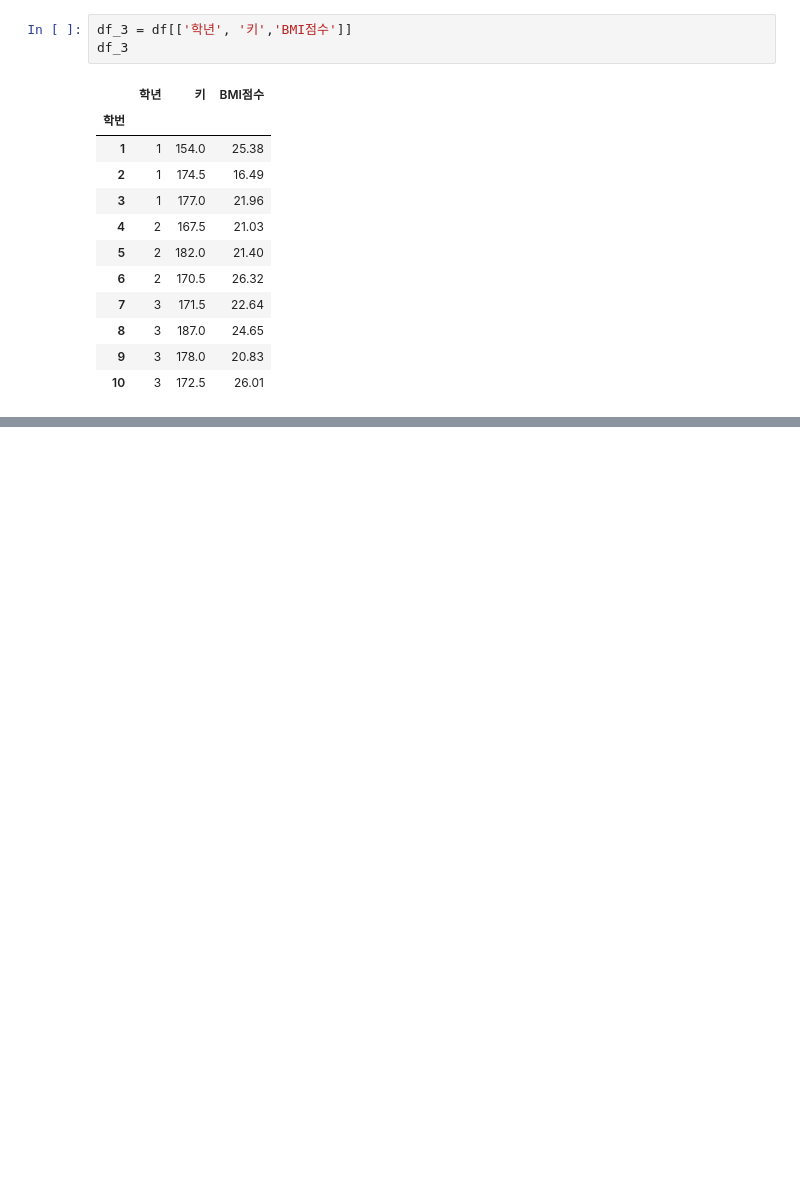
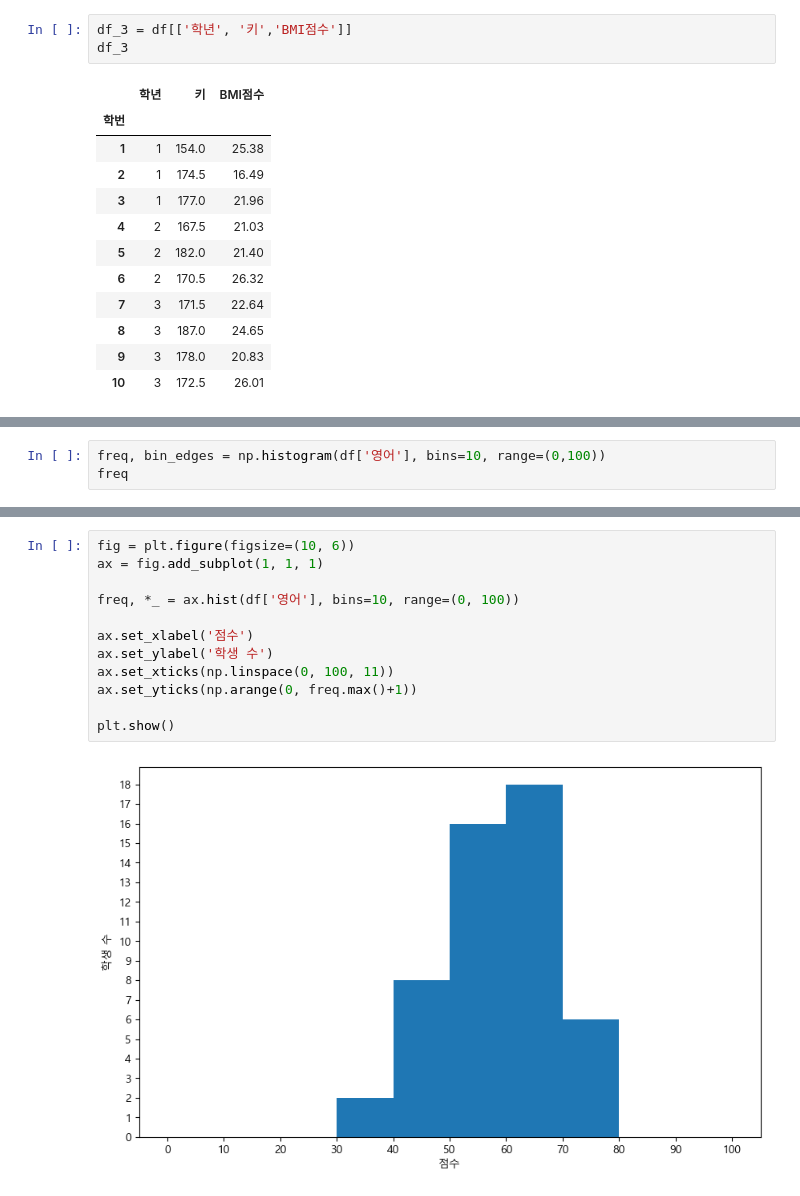
Before and after one commit to keulreobeu/bigdate_student, a Jupyter notebook: jupyter/stats/04.descriptive stats.ipynb, the cells around one changed output, grey strips where cells are left out. Saved outputs shown, nothing was run; the diff lists cells and outputs as text; blank space fills up the shorter version.

```diff
--- a/jupyter/stats/04.descriptive stats.ipynb
+++ b/jupyter/stats/04.descriptive stats.ipynb
@@ -204,0 +662,3 @@ df_3
+# %%
+freq, bin_edges = np.histogram(df['영어'], bins=10, range=(0,100))
+freq
@@ -204,0 +733,14 @@ df_3
+# %%
+fig = plt.figure(figsize=(10, 6))
+ax = fig.add_subplot(1, 1, 1)
+
+freq, *_ = ax.hist(df['영어'], bins=10, range=(0, 100))
+
+ax.set_xlabel('점수')
+ax.set_ylabel('학생 수')
+ax.set_xticks(np.linspace(0, 100, 11))
+ax.set_yticks(np.arange(0, freq.max()+1))
+
+plt.show()
+# %% [output]
+[figure, added]
```
Also changed, not shown: parts of 70 cells of this notebook.
